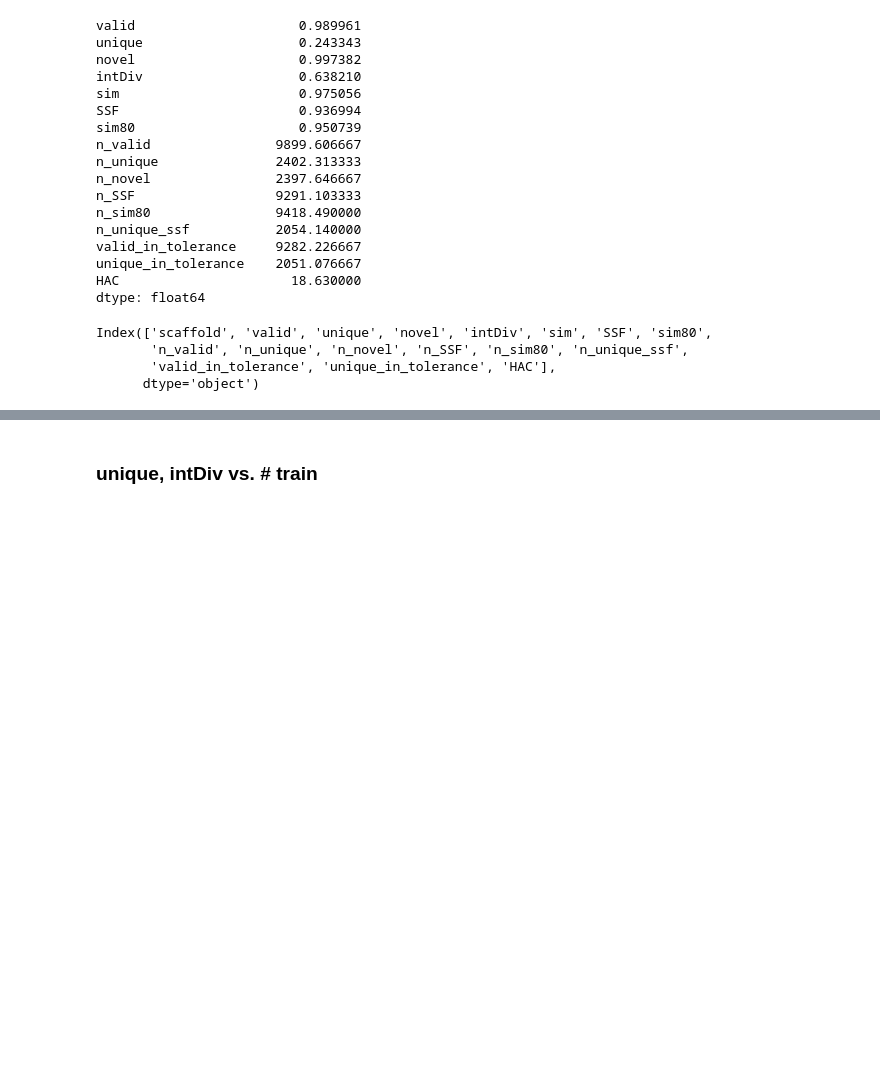
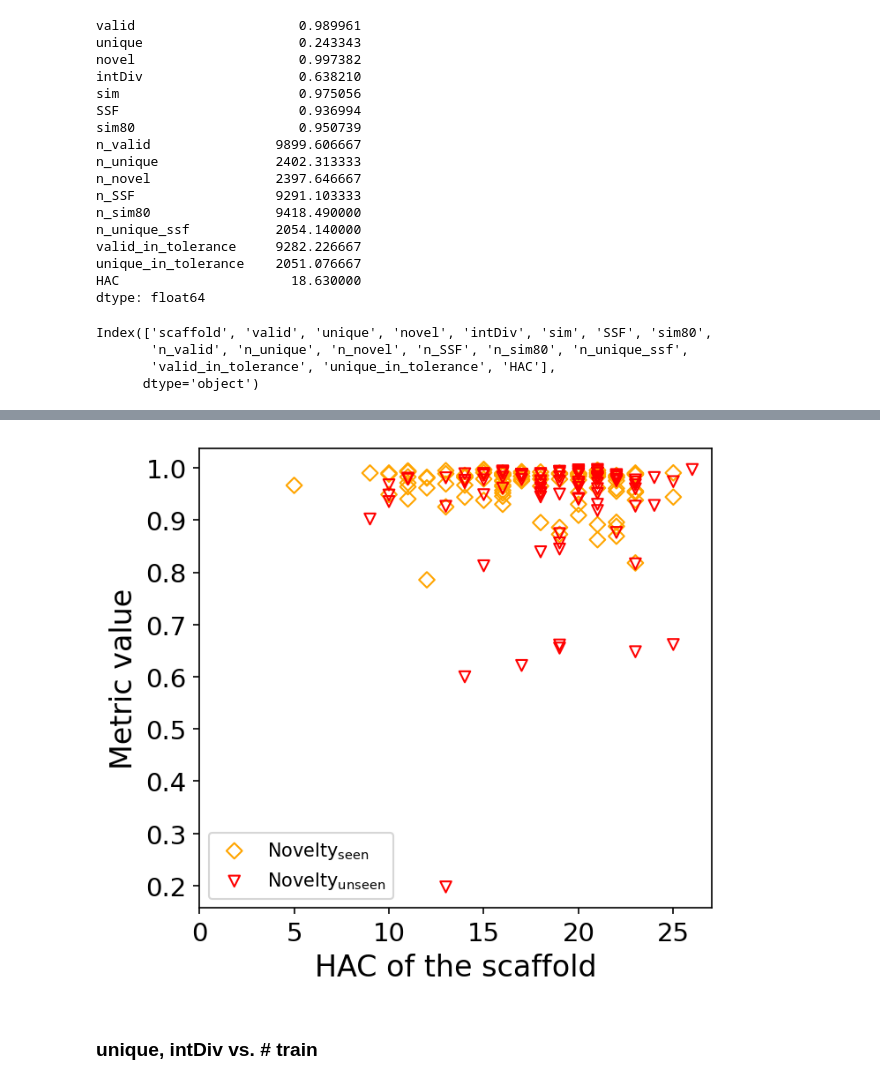
Before and after one commit to chaoting-sun/GCT-Plus, a Jupyter notebook: sca_sampling.ipynb, the cells around one changed output, grey strips where cells are left out. Cells and saved outputs as stored; diff of their text form; code cells hidden in the pictures; blank space fills up the shorter version.

```diff
--- a/sca_sampling.ipynb
+++ b/sca_sampling.ipynb
@@ -411,3 +322,54 @@ plt.show()
+# %%
+# import matplotlib as mpl
+# mpl.rcParams['text.usetex'] = False
+
+valid1 = met_seen['valid']
+valid2 = met_unseen['valid']
+novel1 = met_seen['SSF']
+novel2 = met_unseen['SSF']
+hac1 = met_seen['HAC']
+hac2 = met_unseen['HAC']
+
+plt.figure(figsize=(5, 4.6), dpi=150)
+# plt.scatter(hac1, valid1, label=r'$\mathdefault{Valid}_{\mathdefault{seen}}$', marker='o', facecolors='none', edgecolors='blue')
+plt.scatter(hac1, novel1, label=r'$\mathdefault{Novelty}_{\mathdefault{seen}}$', marker='D', facecolors='none', edgecolors='orange')
+
+# plt.scatter(hac2, valid2, label=r'$\mathdefault{Valid}_{\mathdefault{unseen}}$', marker='^', facecolors='none', edgecolors='purple')
+plt.scatter(hac2, novel2, label=r'$\mathdefault{Novelty}_{\mathdefault{unseen}}$', marker='v', facecolors='none', edgecolors='red')
+
+plt.xlabel('HAC of the scaffold', fontsize=16)
+plt.ylabel('Metric value', fontsize=16)
+plt.xticks(np.arange(0, 25+1, 5), fontsize=14)
+plt.xticks(fontsize=14)
+plt.yticks(fontsize=14)
+# plt.legend(fontsize=10)
+plt.legend(fontsize=10, loc='lower left')
+
+# m1, b1 = np.polyfit(hac1, unique1, deg=1)
+# m2, b2 = np.polyfit(hac1, intdiv1, deg=1)
+# plt.plot(hac1, m1*np.array(hac1) + b1, color='blue')
+# plt.plot(hac1, m2*np.array(hac1) + b2, color='orange')
+
+# m1, b1 = np.polyfit(hac2, unique2, deg=1)
+# m2, b2 = np.polyfit(hac2, intdiv2, deg=1)
+# plt.plot(hac2, m1*np.array(hac2) + b1, color='purple')
+# plt.plot(hac2, m2*np.array(hac2) + b2, color='red')
+
+
+# r1_unique = np.corrcoef(hac1, unique1)[0, 1]
+# r1_intdiv = np.corrcoef(hac1, intdiv1)[0, 1]
+# r2_unique = np.corrcoef(hac2, unique2)[0, 1]
+# r2_intdiv = np.corrcoef(hac2, intdiv2)[0, 1]
+
+# plt.text(0.75, 0.95, rf'r = {r1_unique:.2f}', transform=plt.gca().transAxes, fontsize=12, color='blue')
+# plt.text(0.75, 0.90, rf'r = {r1_intdiv:.2f}', transform=plt.gca().transAxes, fontsize=12, color='orange')
+# plt.text(0.75, 0.85, rf'r = {r2_unique:.2f}', transform=plt.gca().transAxes, fontsize=12, color='purple')
+# plt.text(0.75, 0.80, rf'r = {r2_intdiv:.2f}', transform=plt.gca().transAxes, fontsize=12, color='red')
+
+
+plt.show()
+# %% [output]
+[figure, added]
 # %% [markdown]
 ### unique, intDiv vs. # train
 # %%
```
Also changed, not shown: parts of 28 cells of this notebook, 41 other files.
